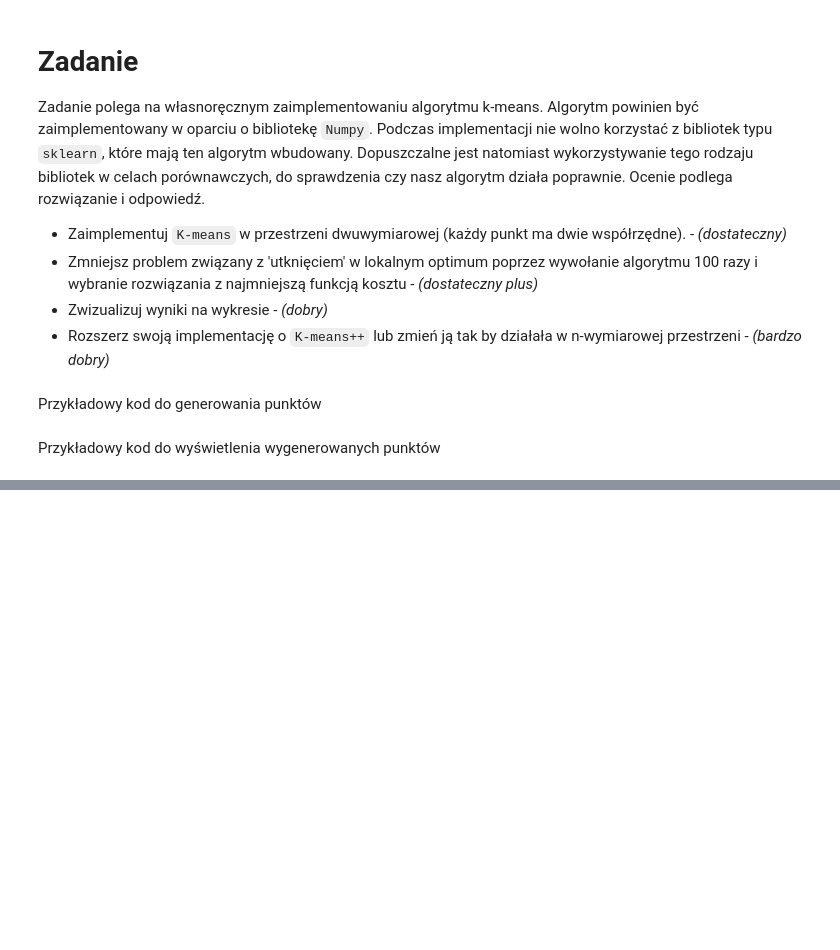
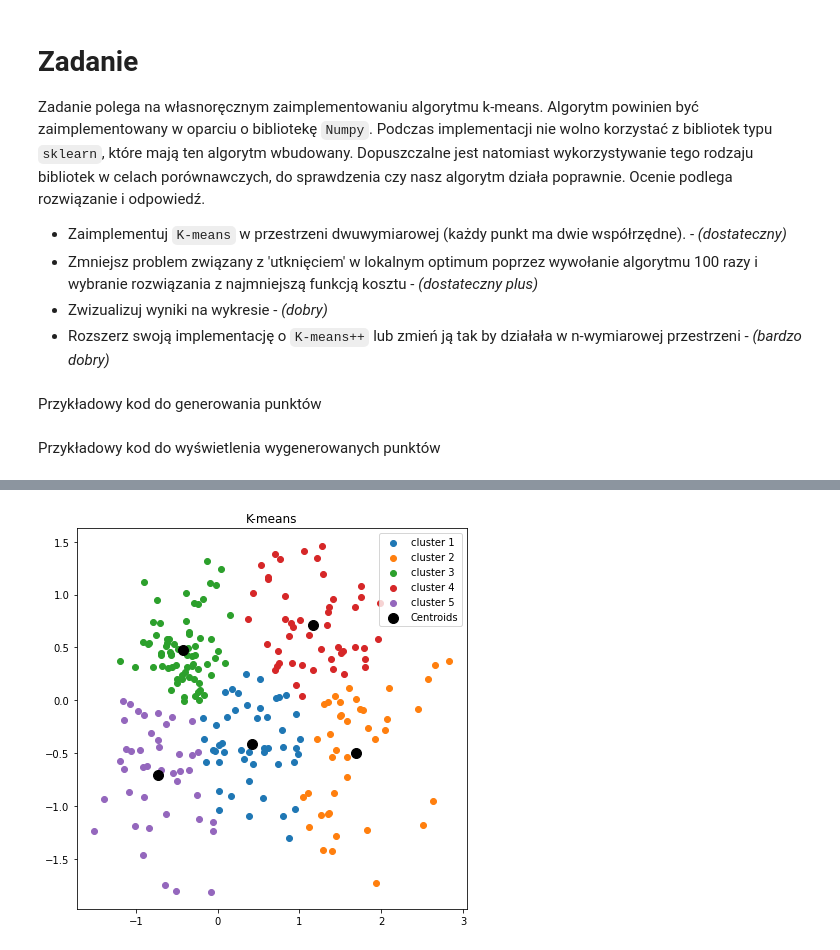
Before and after one commit to tdxa/Machine-learning-course, a Jupyter notebook: K_means.ipynb, the cells around one changed output, grey strips where cells are left out. Saved outputs shown, nothing was run; the diff lists cells and outputs as text; code cells hidden in the pictures; blank space fills up the shorter version.

```diff
--- a/K_means.ipynb
+++ b/K_means.ipynb
@@ -142,0 +178,29 @@ plt.show()
+# %%
+CLUSTERS=5
+# %%
+kmeans=myKmeans(DATA,CLUSTERS)
+kmeans.fit(ITERATIONS, kpp=0)
+Output,Centroids=kmeans.predict()
+# %%
+labels=['cluster 1','cluster 2','cluster 3','cluster 4','cluster 5']
+cmap = plt.get_cmap("tab20c")
+
+fig = plt.figure(figsize=(7, 7))
+
+for k in range(CLUSTERS):
+    plt.scatter(Output[k+1][:,0],
+                Output[k+1][:,1],
+                cmap=cmap,
+                label=labels[k])
+
+plt.scatter(Centroids[:,0],
+            Centroids[:,1],
+            s=100,
+            c='black',
+            label='Centroids')
+
+plt.title('K-means')
+plt.legend()
+plt.show()
+# %% [output]
+[figure, added]
```
Also changed, not shown: parts of 36 cells of this notebook.
